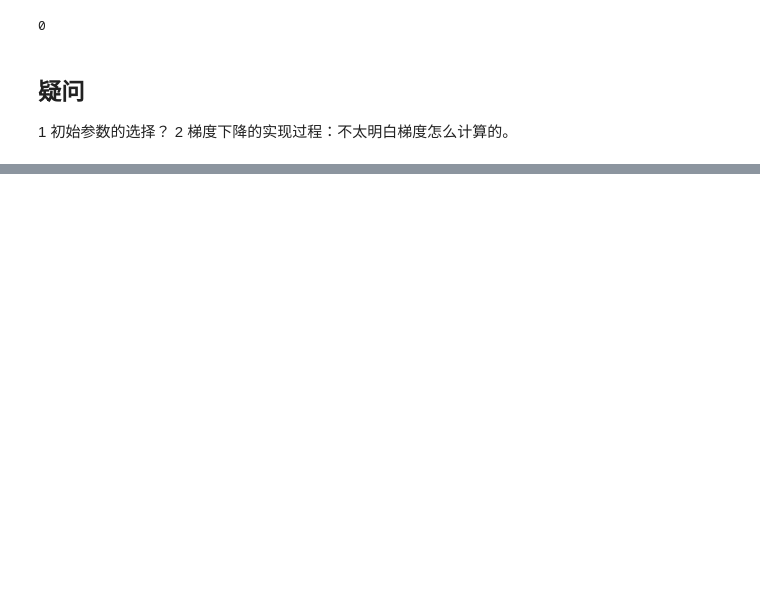
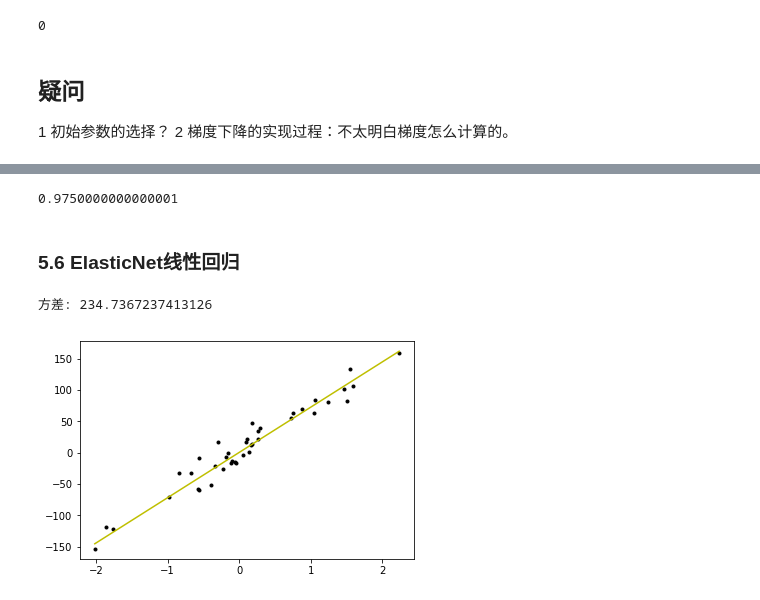
Before and after one commit to zingp/machine-learning, a Jupyter notebook: LinearModel/linear_regression.ipynb, the cells around one changed output, grey strips where cells are left out. Saved outputs shown, nothing was run; the diff lists cells and outputs as text; code cells hidden in the pictures; blank space fills up the shorter version.

```diff
--- a/LinearModel/linear_regression.ipynb
+++ b/LinearModel/linear_regression.ipynb
@@ -290,0 +298,16 @@ test_and_draw(ridge_model)
+# %%
+class l1_l2_regularization():
+    """使用在ElasticNet中的正则化"""
+    def __init__(self, alpha, l1_ratio=0.5):
+        self.alpha = alpha
+        self.l1_ratio = l1_ratio
+
+    def __call__(self, w):
+        l1_loss = self.l1_ratio * np.linalg.norm(w, ord=1)
+        l2_loss = (1- self.l1_ratio)*0.5*np.linalg.norm(w)**2
+        return self.alpha*(l1_loss + l2_loss)
+
+    def grad(self, w):
+        l1_grad = self.l1_ratio*np.sign(w)
+        l2_grad = (1-self.l1_ratio)*w
+        return self.alpha*(l1_grad + l2_grad)
@@ -290,0 +316,26 @@ test_and_draw(ridge_model)
+# %%
+l1_l2(np.array([3, 4]))
+# %% [output]
+0.9750000000000001
+# %% [markdown]
+### 5.6 ElasticNet线性回归
+# %%
+class ElasticNetLinearRegression(Regression):
+    def __init__(self, alpha, l1_ratio, n_iterations=2000, learning_rate=0.01):
+        self.regularazition = l1_l2_regularization(alpha, l1_ratio=0.5)
+        super(ElasticNetLinearRegression,self).__init__(n_iterations, learning_rate)
+
+    def fit(self, X, y):
+        super(ElasticNetLinearRegression,self).fit(X, y)
+
+    def predict(self, X):
+        return super(ElasticNetLinearRegression,self).predict(X)
+# %%
+elastic_model = ElasticNetLinearRegression(alpha=1.2, l1_ratio=0.5)
+# %%
+elastic_model.fit(X_train, y_train)
+# %%
+test_and_draw(elastic_model)
+# %% [output]
+方差: 234.7367237413126
+[figure, added]
```
Also changed, not shown: parts of 36 cells of this notebook, 2 other files.
